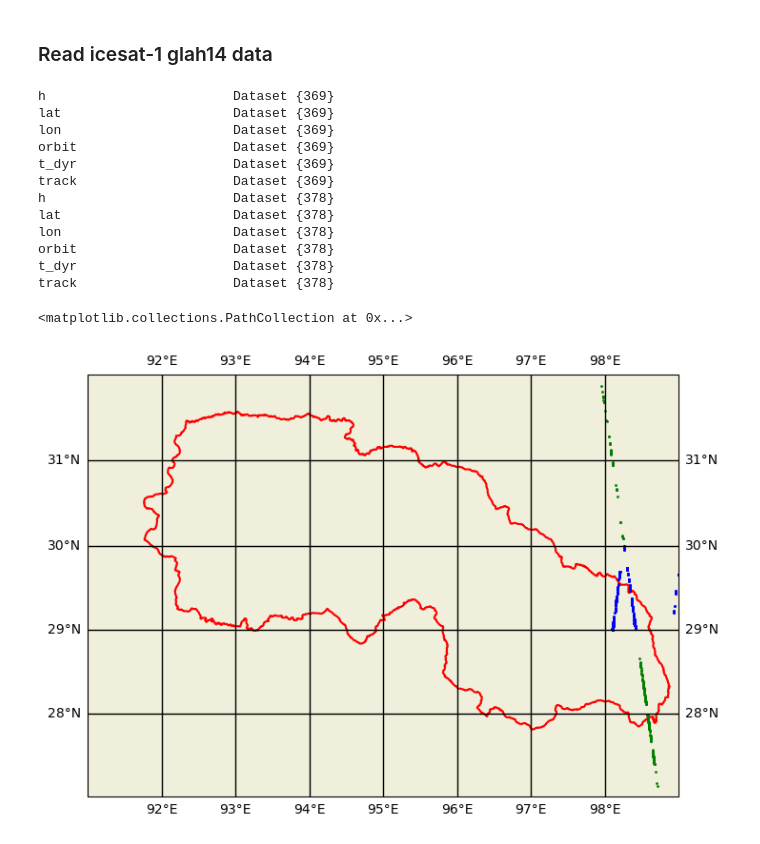
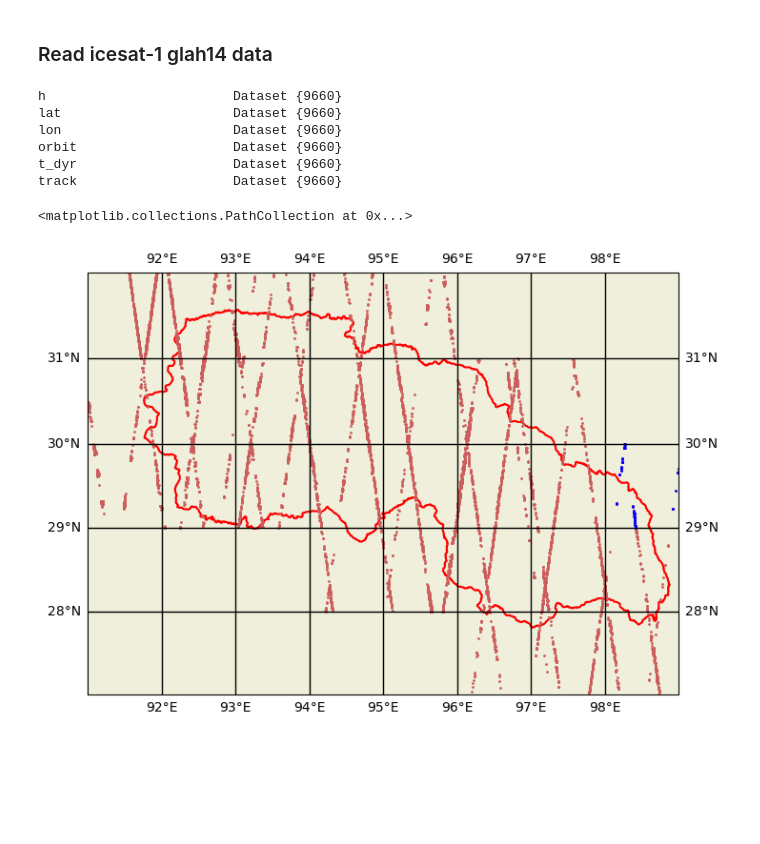
Before and after one commit to xinluo2018/Glacier-in-SETP, a Jupyter notebook: visual/icesat1_check.ipynb, the cells around one changed output. Cells and saved outputs as stored; diff of their text form; code cells hidden in the pictures; blank space fills up the shorter version.

```diff
--- a/visual/icesat1_check.ipynb
+++ b/visual/icesat1_check.ipynb
@@ -12,45 +12,47 @@ warnings.filterwarnings('ignore')
 # %%
 path_hma_vec = 'data/boundary/hma_bolch2019.gpkg'
 path_setp_vec = 'data/boundary/setp_zhao2022.gpkg'
-path_glah14_readout = 'data/icesat-1/GLAH14-2006/data-readout/GLAH14_634_2115_001_1317_0_01_0001_readout_subs.h5'
-path_glah14_tile= 'data/icesat-1/GLAH14-2006/data-tiles/tile_29_98.h5'
+# path_glah14_readout = 'data/icesat-1/GLAH14-2006/readout/GLAH14_634_2115_001_1317_0_01_0001_readout_subs.h5'
+path_glah14_tile= 'data/icesat-1/GLAH14-2005/tiles/tile_29_98.h5'
+path_glah14_setp = 'data/icesat-1/GLAH14-2005/tiles/tiles_merge.h5'
 # %% [markdown]
 ### Read icesat-1 glah14 data
 # %%
-!h5ls $path_glah14_readout
-!h5ls $path_glah14_tile
-# !h5ls $path_glah14/Data_40HZ/Geolocation
+# !h5ls $path_glah14_2006_readout
+# !h5ls $path_glah14_2006_tile
+!h5ls $path_glah14_setp
 # %% [output]
-h                        Dataset {369}
-lat                      Dataset {369}
-lon                      Dataset {369}
-orbit                    Dataset {369}
-t_dyr                    Dataset {369}
-track                    Dataset {369}
-h                        Dataset {378}
-lat                      Dataset {378}
-lon                      Dataset {378}
-orbit                    Dataset {378}
-t_dyr                    Dataset {378}
-track                    Dataset {378}
+h                        Dataset {9660}
+lat                      Dataset {9660}
+lon                      Dataset {9660}
+orbit                    Dataset {9660}
+t_dyr                    Dataset {9660}
+track                    Dataset {9660}
 # %%
-glah14_readout = h5py.File(path_glah14_readout,'r')
+# glah14_readout = h5py.File(path_glah14_readout,'r')
 glah14_tile = h5py.File(path_glah14_tile,'r')
+glah14_setp = h5py.File(path_glah14_setp,'r')
 # %%
 fig = plt.figure(figsize=(8, 8))
 ax = fig.add_subplot(1, 1, 1, projection=ccrs.Mercator())
 ax.set_extent([91, 99, 27.0, 32.0])
 ax.add_feature(cfeature.LAND);
 ax.gridlines(draw_labels=True, linewidth=1, alpha=1, zorder=1, color='black')
 ## 1. setp boundary
 shp_fea = cfeature.ShapelyFeature(Reader(path_setp_vec).geometries(), \
                       crs=ccrs.PlateCarree(), edgecolor='red', linewidth=1.5, facecolor='none')
 ax.add_feature(shp_fea, zorder=0)
-## 2. icesat-1 data (one file)
-ax.scatter(x=glah14_readout['lon'][:], y=glah14_readout['lat'][:], color='green', s=1, transform=ccrs.PlateCarree(), zorder=0)
+## 2. icesat-1 data (setp region)
+ax.scatter(x=glah14_setp['lon'][:], y=glah14_setp['lat'][:], color='IndianRed', s=1, transform=ccrs.PlateCarree(), zorder=0)
 
-## 3. icesat-1 data (one tile)
-ax.scatter(x=glah14_tile['lon'][:], y=glah14_tile['lat'][:], color='blue', s=1, transform=ccrs.PlateCarree(), zorder=0)
+
+# ## 3. icesat-1 data (one file)
+# ax.scatter(x=glah14_2006_readout['lon'][:], y=glah14_2006_readout['lat'][:], color='green', \
+#                                                                         s=1, transform=ccrs.PlateCarree(), zorder=0)
+
+## 4. icesat-1 data (one tile)
+ax.scatter(x=glah14_tile['lon'][:], y=glah14_tile['lat'][:], \
+                                                        color='blue', s=1, transform=ccrs.PlateCarree(), zorder=0)
 # %% [output]
 <matplotlib.collections.PathCollection at 0x...>
-[figure, old version]
+[figure, new version]
```
Also changed, not shown: 18 other files.
